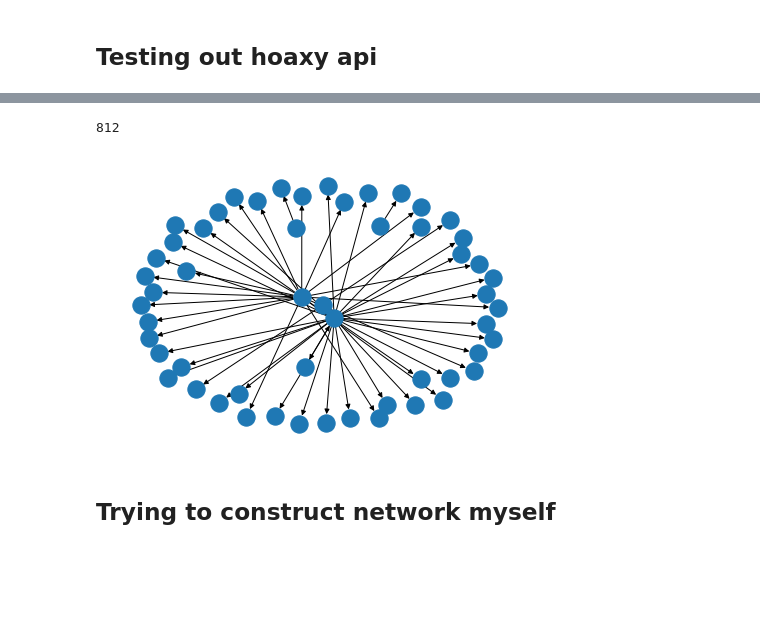
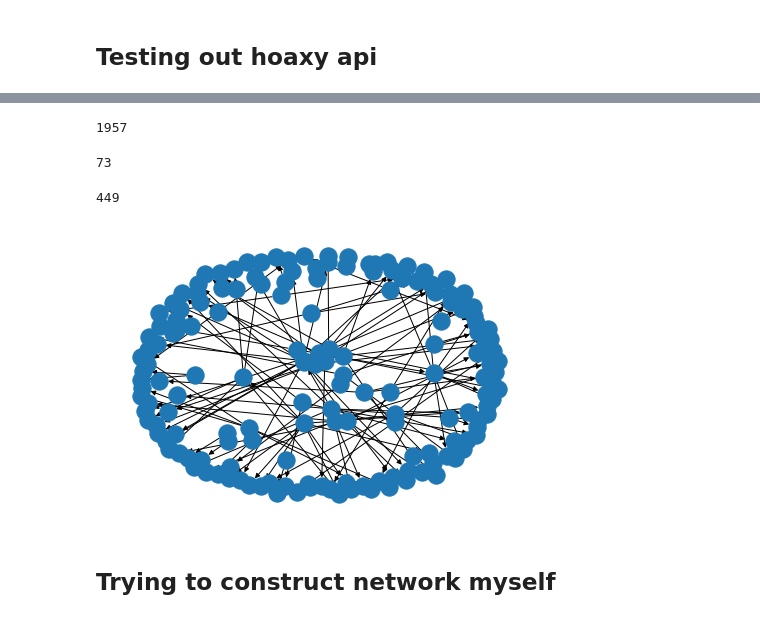
Before and after one commit to ethan-grinberg/misinformation-cluster-analysis, a Jupyter notebook: notebooks/3-ebg-graph-exploration.ipynb, the cells around one changed output, grey strips where cells are left out. Saved outputs shown, nothing was run; the diff lists cells and outputs as text; code cells hidden in the pictures; blank space fills up the shorter version.

Commit message:
create nx graphs from csv

```diff
--- a/notebooks/3-ebg-graph-exploration.ipynb
+++ b/notebooks/3-ebg-graph-exploration.ipynb
@@ -87,4 +48,16 @@ test.to_csv("included_domains.csv")
+# %%
+all_networks = pd.read_csv("../data/raw/all_networks.csv")
+all_networks.id.nunique()
+# %% [output]
+1957
+# %%
+all_networks.domain.nunique()
+# %% [output]
+73
+# %%
+g_embed = GraphEmbed()
+graphs = g_embed.build_graphs(all_networks, 10)
 # %%
-len(domains)
+len(graphs)
 # %% [output]
-812
+449
@@ -97,7 +64,7 @@ G.add_edges_from(edges)
 # %%
-nx.draw(G)
+nx.draw(graphs[6])
 # %% [output]
-[figure, old version]
+[figure, new version]
 # %% [markdown]
 ## Trying to construct network myself
 # %%
```
Also changed, not shown: parts of 10 cells of this notebook, 2 other files.
